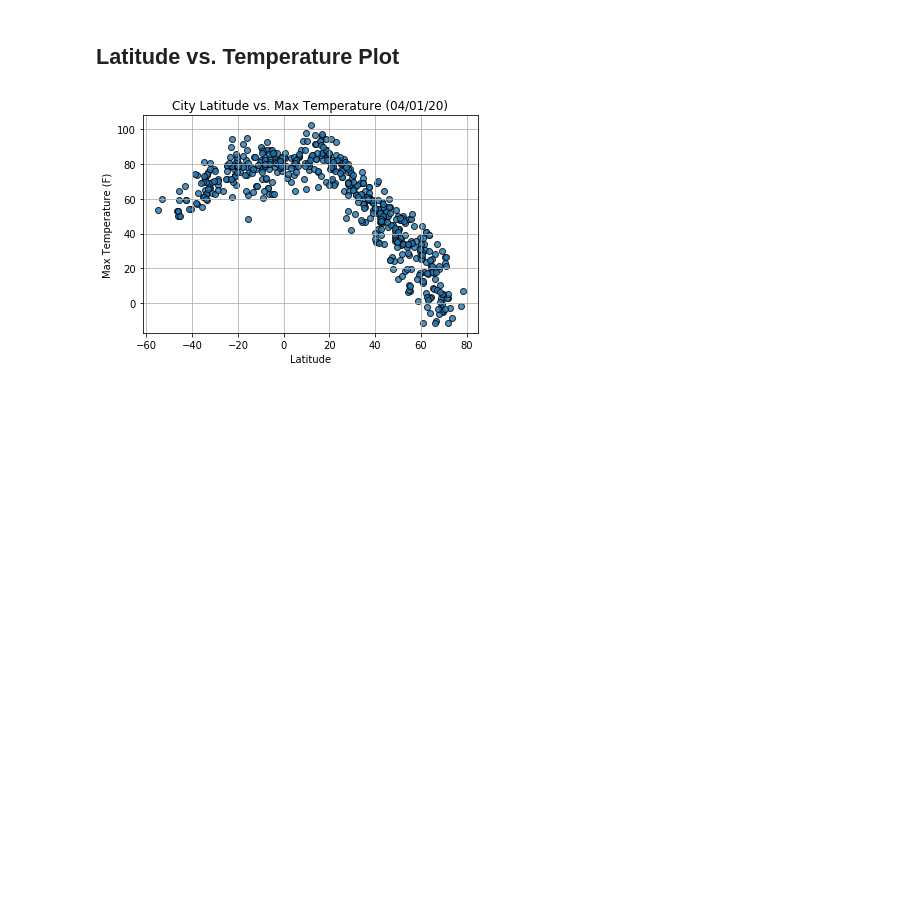
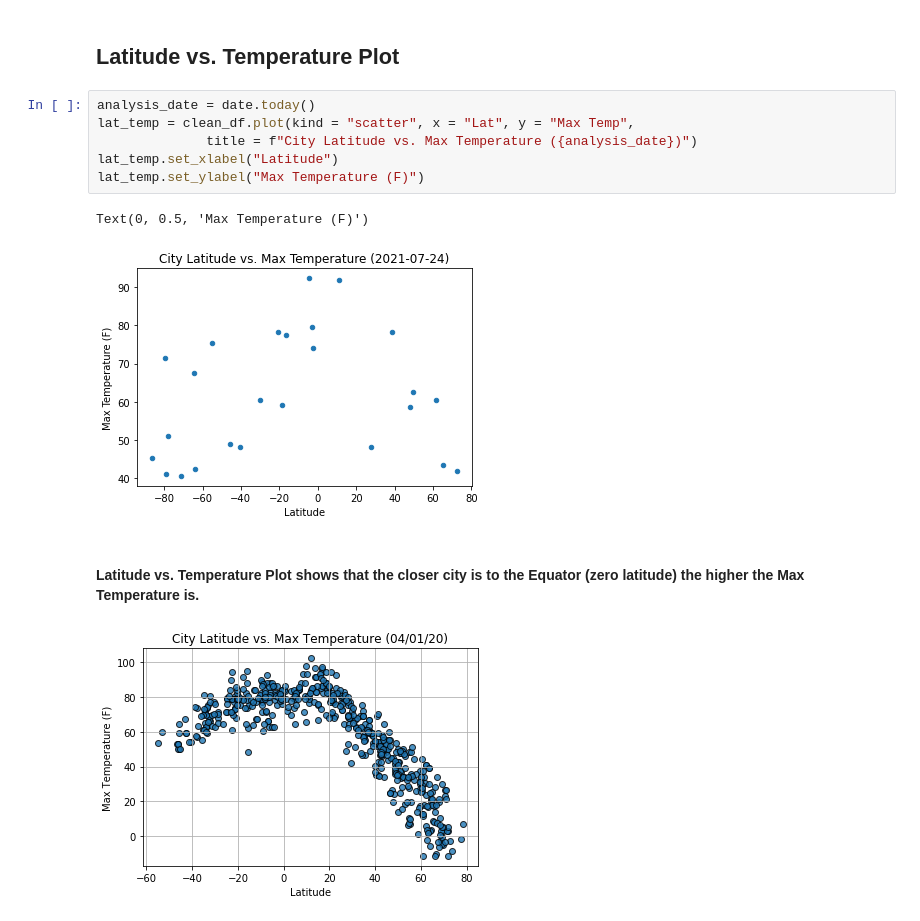
Before and after one commit to GalynaM/python-APIs-challenge, a Jupyter notebook: WeatherPy.ipynb, the cells around one changed output. Saved outputs shown, nothing was run; the diff lists cells and outputs as text; blank space fills up the shorter version.

Commit message:
Plots are added for weather analysis

```diff
--- a/WeatherPy.ipynb
+++ b/WeatherPy.ipynb
@@ -429,6 +431,17 @@ Int64Index([], dtype='int64')
 * Save the plotted figures as .pngs.
 # %% [markdown]
 ## Latitude vs. Temperature Plot
+# %%
+analysis_date = date.today()
+lat_temp = clean_df.plot(kind = "scatter", x = "Lat", y = "Max Temp",
+              title = f"City Latitude vs. Max Temperature ({analysis_date})")
+lat_temp.set_xlabel("Latitude")
+lat_temp.set_ylabel("Max Temperature (F)")
+# %% [output]
+Text(0, 0.5, 'Max Temperature (F)')
+[figure, added]
+# %% [markdown]
+#### Latitude vs. Temperature Plot shows that the closer city is to the Equator (zero latitude) the higher the Max Temperature is.
 # %%
 # %% [output]
 [figure]
```
Also changed, not shown: parts of 22 cells of this notebook, 1 other file.
